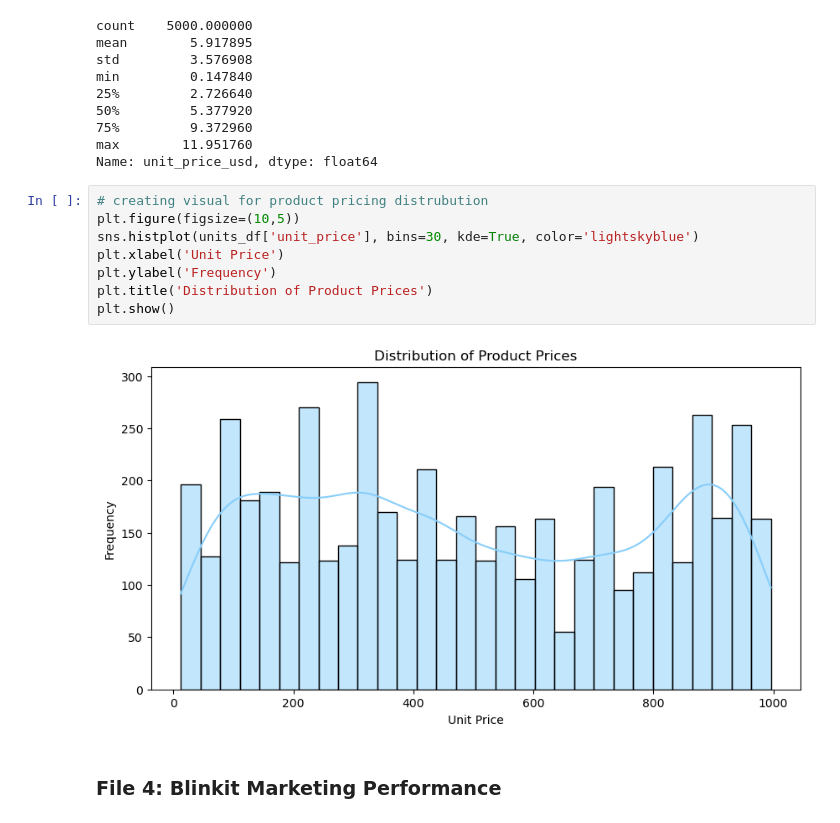
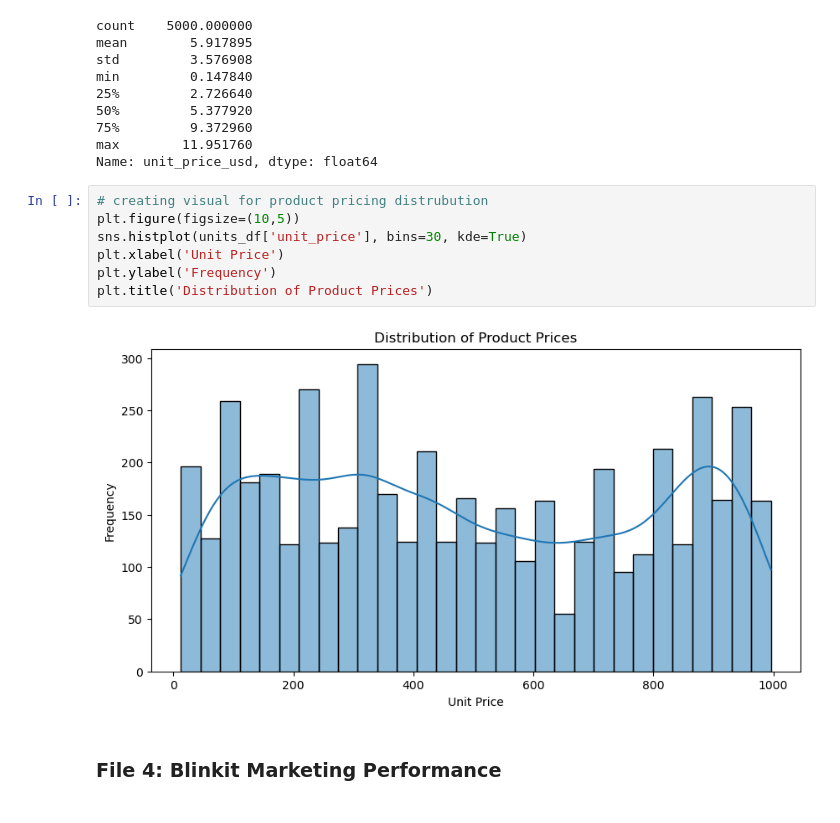
Before and after one commit to toviyahw/blinkit-sales-analysis, a Jupyter notebook: Python EDA Documentation.ipynb, the cells around one changed output. Drawn from its saved outputs; the diff is of its cells as text.

```diff
--- a/Python EDA Documentation.ipynb
+++ b/Python EDA Documentation.ipynb
@@ -826,13 +814,12 @@ Name: unit_price_usd, dtype: float64
 # %%
 # creating visual for product pricing distrubution
 plt.figure(figsize=(10,5))
-sns.histplot(units_df['unit_price'], bins=30, kde=True, color='lightskyblue')
+sns.histplot(units_df['unit_price'], bins=30, kde=True)
 plt.xlabel('Unit Price')
 plt.ylabel('Frequency')
 plt.title('Distribution of Product Prices')
-plt.show()
 # %% [output]
-[figure, old version]
+[figure, new version]
 # %% [markdown]
 ### File 4: Blinkit Marketing Performance
 # %%
```
Also changed, not shown: parts of 43 cells of this notebook.
